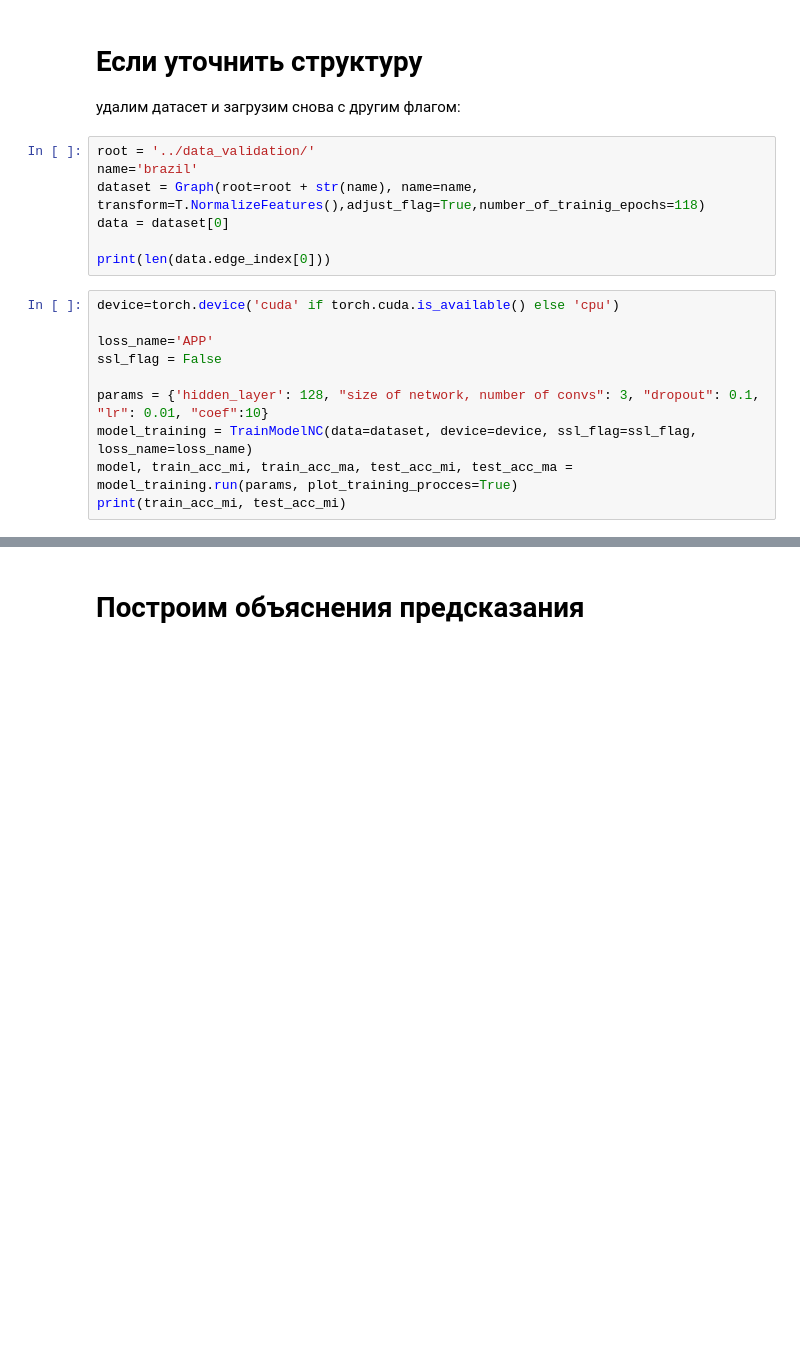
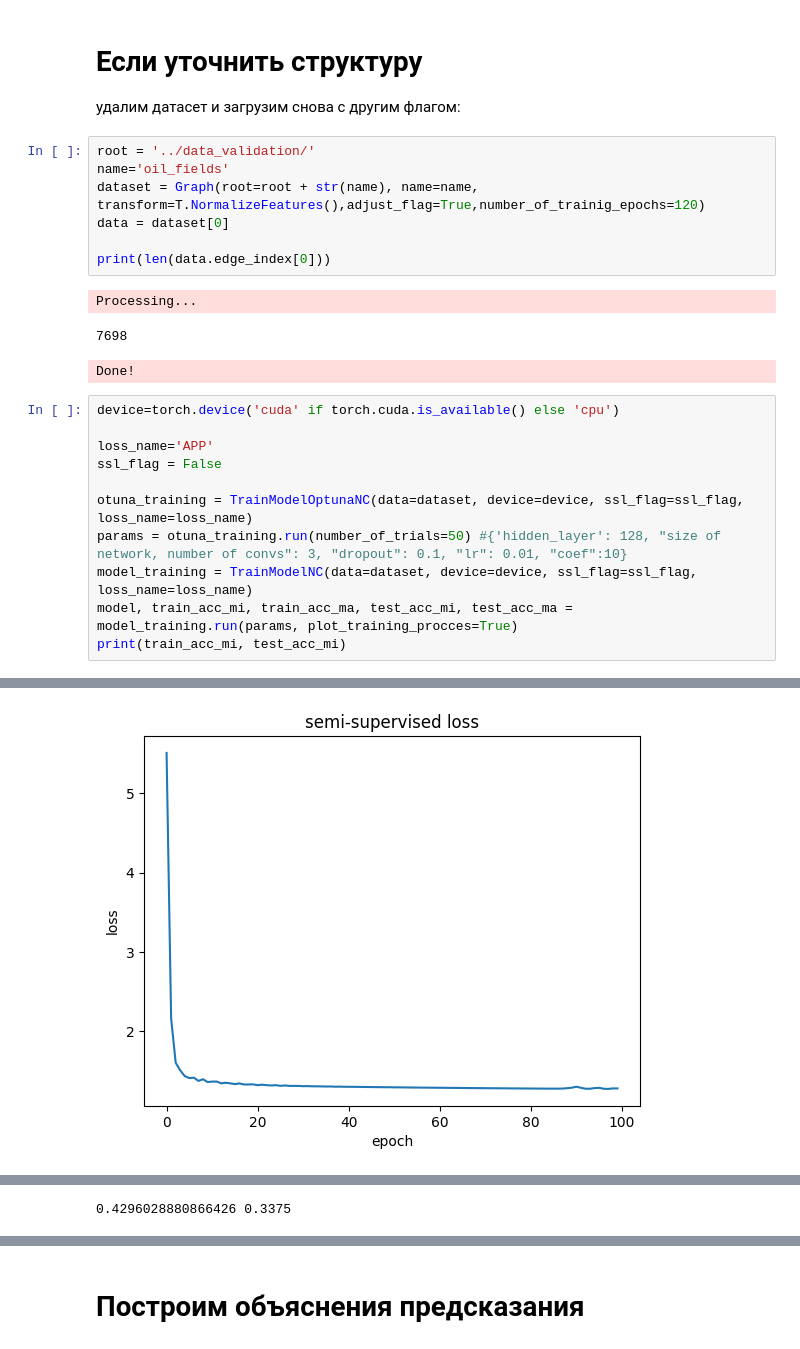
Before and after one commit to aimclub/StableGNN, a Jupyter notebook: tutorials/tutorial_node_classification.ipynb, the cells around one changed output, grey strips where cells are left out. Cells and saved outputs as stored; diff of their text form; blank space fills up the shorter version.

```diff
--- a/tutorials/tutorial_node_classification.ipynb
+++ b/tutorials/tutorial_node_classification.ipynb
@@ -46,18 +101,24 @@ print(train_acc_mi, test_acc_mi)
 удалим датасет и загрузим снова с другим флагом:
 # %%
 root = '../data_validation/'
-name='brazil'
-dataset = Graph(root=root + str(name), name=name, transform=T.NormalizeFeatures(),adjust_flag=True,number_of_trainig_epochs=118)
+name='oil_fields'
+dataset = Graph(root=root + str(name), name=name, transform=T.NormalizeFeatures(),adjust_flag=True,number_of_trainig_epochs=120)
 data = dataset[0]
 
 print(len(data.edge_index[0]))
+# %% [output]
+Processing...
+7698
+Done!
 # %%
 device=torch.device('cuda' if torch.cuda.is_available() else 'cpu')
 
 loss_name='APP'
 ssl_flag = False
 
-params = {'hidden_layer': 128, "size of network, number of convs": 3, "dropout": 0.1, "lr": 0.01, "coef":10}
+otuna_training = TrainModelOptunaNC(data=dataset, device=device, ssl_flag=ssl_flag, loss_name=loss_name)
+params = otuna_training.run(number_of_trials=50) #{'hidden_layer': 128, "size of network, number of convs": 3, "dropout": 0.1, "lr": 0.01, "coef":10}
 model_training = TrainModelNC(data=dataset, device=device, ssl_flag=ssl_flag, loss_name=loss_name)
 model, train_acc_mi, train_acc_ma, test_acc_mi, test_acc_ma = model_training.run(params, plot_training_procces=True)
 print(train_acc_mi, test_acc_mi)
+# %% [output]
@@ -63,0 +142 @@ print(train_acc_mi, test_acc_mi)
+[figure, added]
@@ -64,3 +145,4 @@ print(train_acc_mi, test_acc_mi)
+0.4296028880866426 0.3375
 # %%
 device=torch.device('cuda' if torch.cuda.is_available() else 'cpu')
 
```
Also changed, not shown: parts of 9 cells of this notebook, 9 other files.
